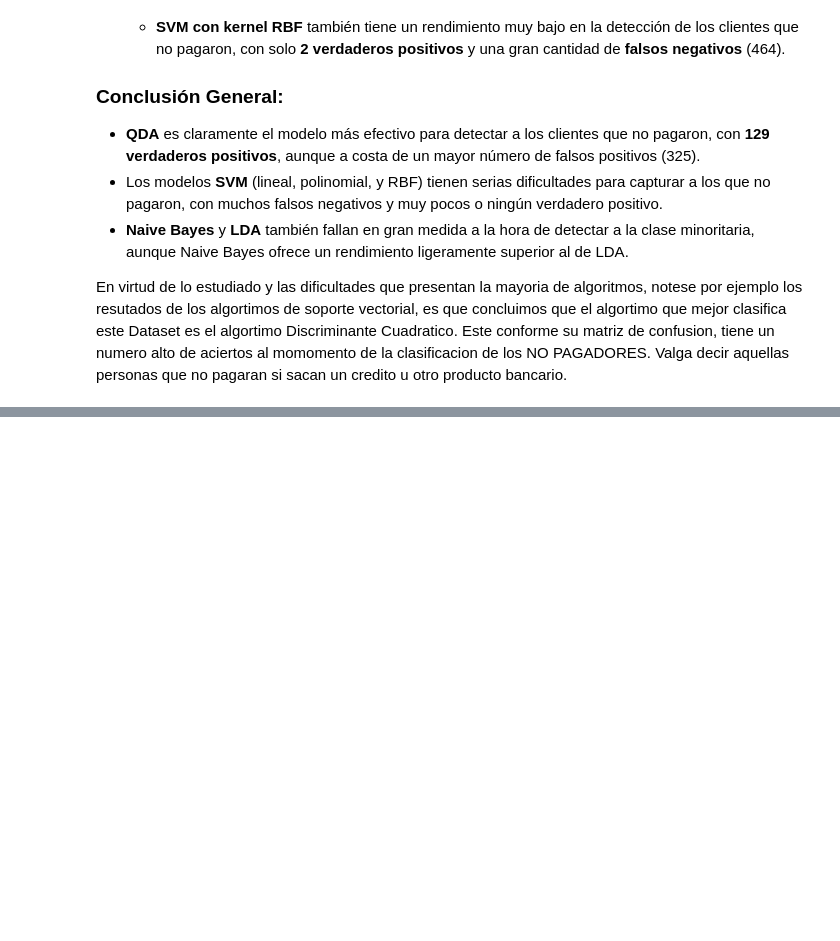
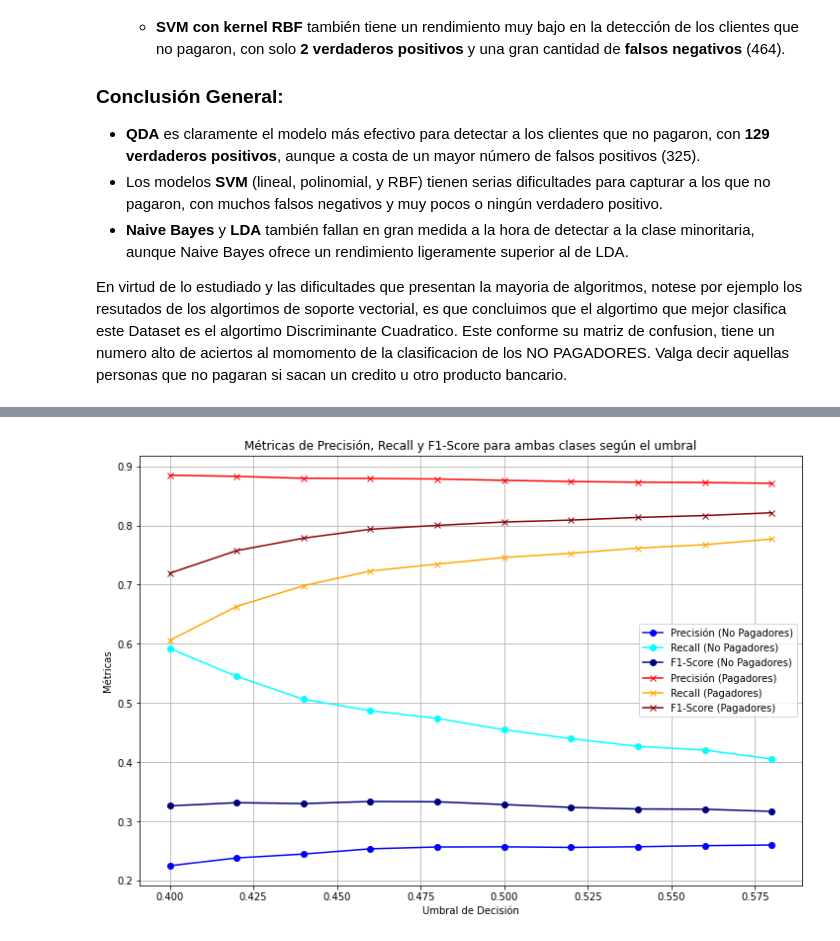
Before and after one commit to Oscar-M-Quintana/Algoritmos_Inferencia, a Jupyter notebook: parcial1/2do_archivo.ipynb, the cells around one changed output, grey strips where cells are left out. Cells and saved outputs as stored; diff of their text form; code cells hidden in the pictures; blank space fills up the shorter version.

```diff
--- a/parcial1/2do_archivo.ipynb
+++ b/parcial1/2do_archivo.ipynb
@@ -650,0 +790,13 @@ Rendimiento promedio con validación cruzada (F1-Score): 0.2862976249458314
+# %%
+# Obtener las probabilidades de predicción para la clase "No Pagadores"
+y_scores_pca = best_qda.predict_proba(X_test_pca)[:, 1]
+
+# Evaluar diferentes umbrales y calcular las métricas para cada uno
+for threshold in np.arange(0.4, 0.6, 0.02):
+    y_pred_threshold = (y_scores_pca >= threshold).astype(int)
+
+    print(f"\nUmbral: {threshold}")
+    print("Matriz de confusión:")
+    print(confusion_matrix(y_test, y_pred_threshold))
+    print("\nEvaluación con ajuste de umbral:")
+    print(classification_report(y_test, y_pred_threshold, target_names=["Pagadores", "No Pagadores"]))
@@ -650,0 +821,41 @@ Rendimiento promedio con validación cruzada (F1-Score): 0.2862976249458314
+# %%
+# Inicializar listas para almacenar las métricas de cada umbral
+thresholds = np.arange(0.4, 0.6, 0.02)
+precisions_no_payers, recalls_no_payers, f1_scores_no_payers = [], [], []
+precisions_payers, recalls_payers, f1_scores_payers = [], [], []
+
+# Calcular las métricas para cada umbral
+for threshold in thresholds:
+    y_pred_threshold = (y_scores_pca >= threshold).astype(int)
+
+    # Métricas para la clase "No Pagadores"
+    precisions_no_payers.append(precision_score(y_test, y_pred_threshold, pos_label=1))
+    recalls_no_payers.append(recall_score(y_test, y_pred_threshold, pos_label=1))
+    f1_scores_no_payers.append(f1_score(y_test, y_pred_threshold, pos_label=1))
+
+    # Métricas para la clase "Pagadores"
+    precisions_payers.append(precision_score(y_test, y_pred_threshold, pos_label=0))
+    recalls_payers.append(recall_score(y_test, y_pred_threshold, pos_label=0))
+    f1_scores_payers.append(f1_score(y_test, y_pred_threshold, pos_label=0))
+
+# Graficar las métricas en función del umbral para ambas clases
+plt.figure(figsize=(12, 8))
+
+# Gráfica para "No Pagadores"
+plt.plot(thresholds, precisions_no_payers, label='Precisión (No Pagadores)', marker='o', color='blue')
+plt.plot(thresholds, recalls_no_payers, label='Recall (No Pagadores)', marker='o', color='cyan')
+plt.plot(thresholds, f1_scores_no_payers, label='F1-Score (No Pagadores)', marker='o', color='navy')
+
+# Gráfica para "Pagadores"
+plt.plot(thresholds, precisions_payers, label='Precisión (Pagadores)', marker='x', color='red')
+plt.plot(thresholds, recalls_payers, label='Recall (Pagadores)', marker='x', color='orange')
+plt.plot(thresholds, f1_scores_payers, label='F1-Score (Pagadores)', marker='x', color='darkred')
+
+plt.xlabel('Umbral de Decisión')
+plt.ylabel('Métricas')
+plt.title('Métricas de Precisión, Recall y F1-Score para ambas clases según el umbral')
+plt.legend()
+plt.grid(True)
+plt.show()
+# %% [output]
+[figure, added]
```
Also changed, not shown: parts of 10 cells of this notebook, 2 other files.
